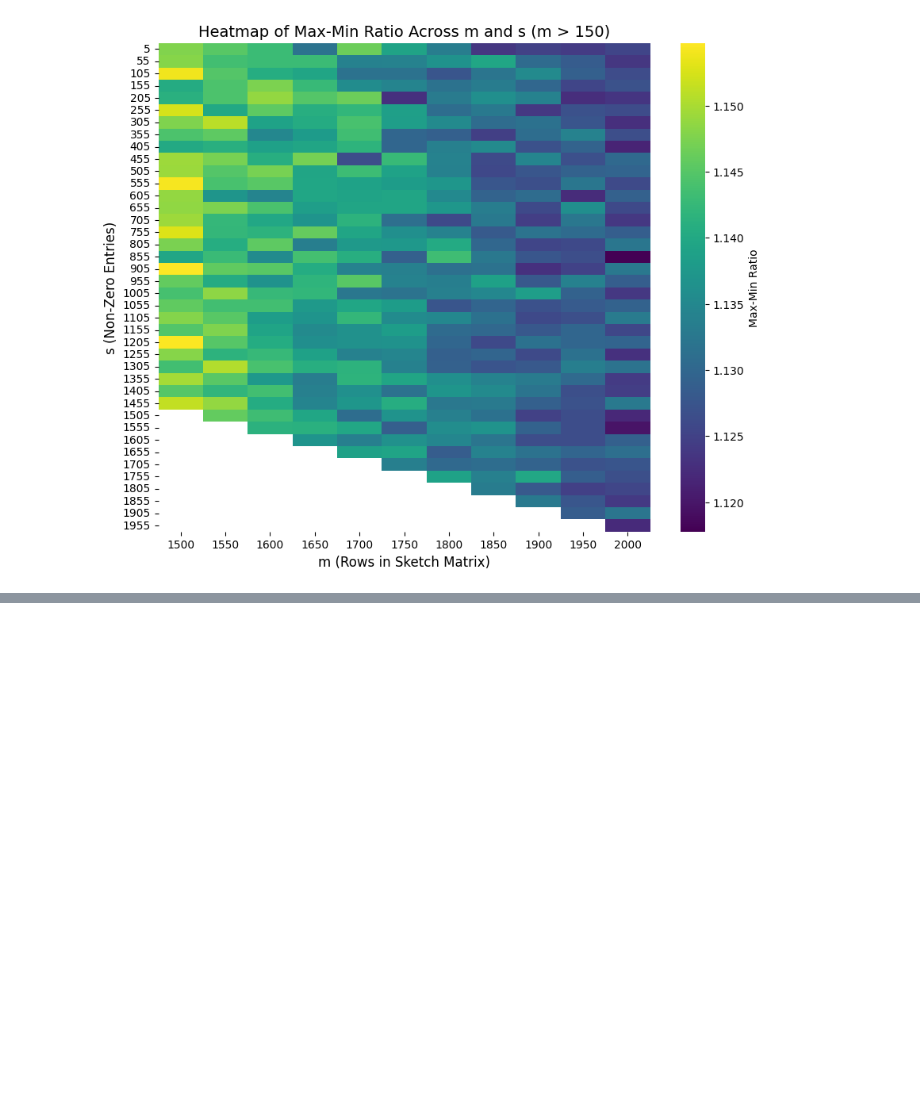
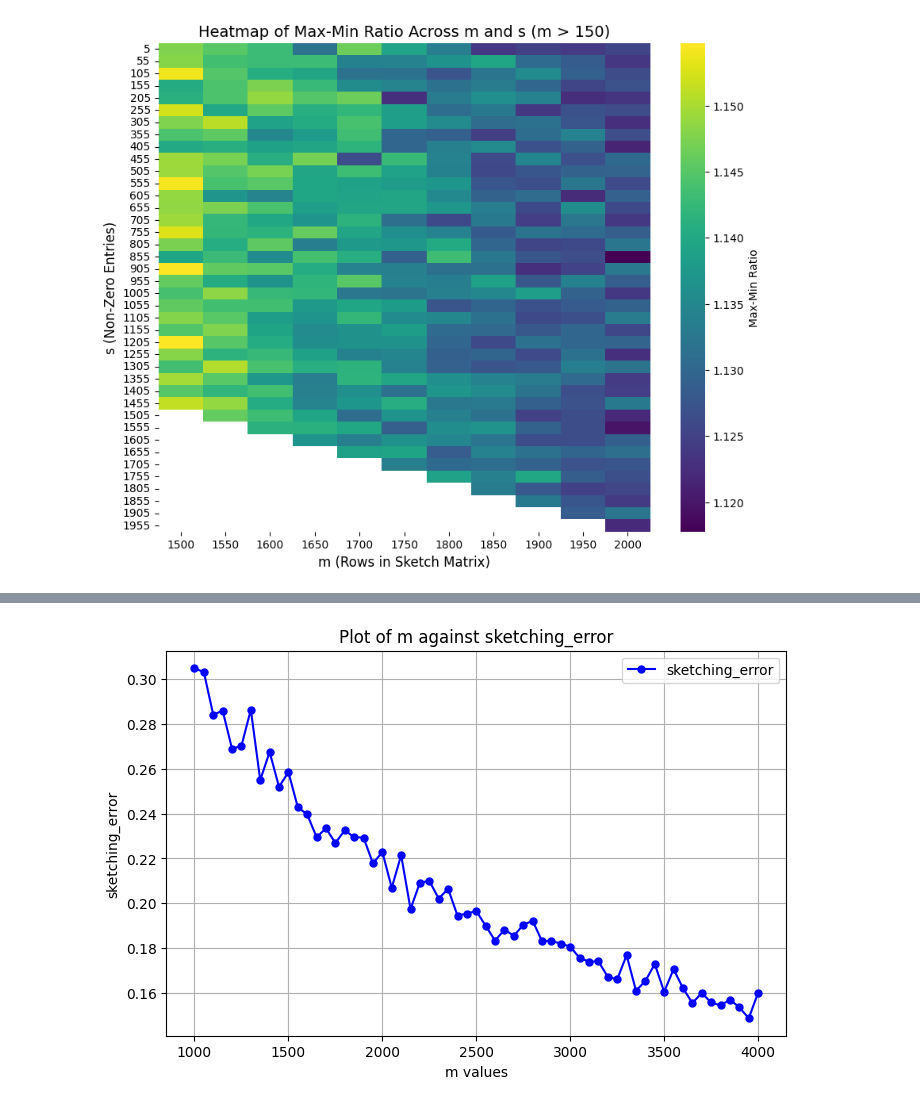
Before and after one commit to LakBoonJun1/DSA4288, a Jupyter notebook: Notebook/implementation.ipynb, the cells around one changed output, grey strips where cells are left out. Saved outputs shown, nothing was run; the diff lists cells and outputs as text; code cells hidden in the pictures; blank space fills up the shorter version.

```diff
--- a/Notebook/implementation.ipynb
+++ b/Notebook/implementation.ipynb
@@ -497,0 +659,14 @@ plt.show()
+# %%
+n_rows = list(range(1000, 4001, 50))
+d = 100
+results = []
+for i in n_rows:
+    S = sketch_matrix2(i , d , i)
+    min_svd, max_svd = compute_svd(S)
+    results.append({
+            "m": i,
+            "s": i,
+            "min_svd_list": min_svd,
+            "max_svd_list": max_svd,
+        })
+temp_df2 = pd.DataFrame(results)
@@ -497,0 +682,6 @@ plt.show()
+# %%
+temp_df2['ratio'] = temp_df2['max_svd_list']/temp_df2['min_svd_list']
+temp_df2['min_svd_error'] = abs(1 - temp_df2["min_svd_list"])
+temp_df2["max_svd_error"] = abs(1 - temp_df2["max_svd_list"])
+temp_df2['sketching_error'] = temp_df2[["min_svd_error", "max_svd_error"]].max(axis=1)
+temp_df2.head()
@@ -497,0 +695,15 @@ plt.show()
+# %%
+plt.figure(figsize=(8, 5))
+plt.plot(temp_df2["m"], temp_df2["sketching_error"], marker='o', linestyle='-', color='b', markersize=5, label='sketching_error')
+
+# Labels and title
+plt.xlabel("m values")
+plt.ylabel("sketching_error")
+plt.title("Plot of m against sketching_error")
+plt.legend()
+plt.grid(True)
+
+# Show plot
+plt.show()
+# %% [output]
+[figure, added]
```
Also changed, not shown: parts of 30 cells of this notebook.
